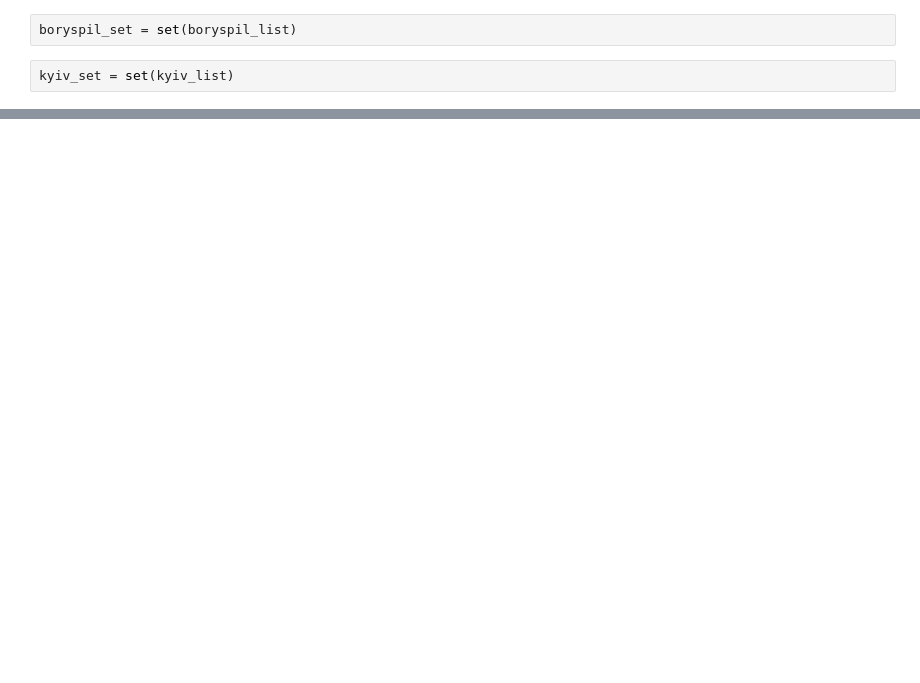
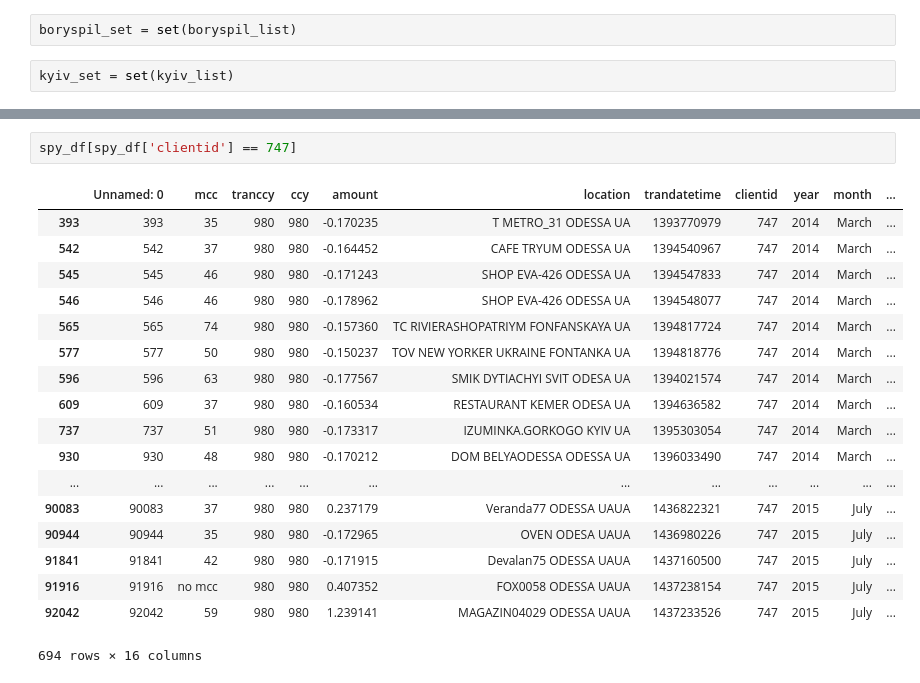
Before and after one commit to kirill-pugachov/card, a Jupyter notebook: Looking_for_a_spy.ipynb, the cells around one changed output, grey strips where cells are left out. Cells and saved outputs as stored; diff of their text form; blank space fills up the shorter version.

```diff
--- a/Looking_for_a_spy.ipynb
+++ b/Looking_for_a_spy.ipynb
@@ -124,0 +226,21 @@ boryspil_set & kyiv_set
+# %%
+spy_df[spy_df['clientid'] == 747]
+# %% [output]
+|  | Unnamed: 0 | mcc | tranccy | ccy | amount | location | trandatetime | clientid | year | month | ... |
+| 393 | 393 | 35 | 980 | 980 | -0.170235 | T METRO_31 ODESSA UA | 1393770979 | 747 | 2014 | March | ... |
+| 542 | 542 | 37 | 980 | 980 | -0.164452 | CAFE TRYUM ODESSA UA | 1394540967 | 747 | 2014 | March | ... |
+| 545 | 545 | 46 | 980 | 980 | -0.171243 | SHOP EVA-426 ODESSA UA | 1394547833 | 747 | 2014 | March | ... |
+| 546 | 546 | 46 | 980 | 980 | -0.178962 | SHOP EVA-426 ODESSA UA | 1394548077 | 747 | 2014 | March | ... |
+| 565 | 565 | 74 | 980 | 980 | -0.157360 | TC RIVIERASHOPATRIYM FONFANSKAYA UA | 1394817724 | 747 | 2014 | March | ... |
+| 577 | 577 | 50 | 980 | 980 | -0.150237 | TOV NEW YORKER UKRAINE FONTANKA UA | 1394818776 | 747 | 2014 | March | ... |
+| 596 | 596 | 63 | 980 | 980 | -0.177567 | SMIK DYTIACHYI SVIT ODESA UA | 1394021574 | 747 | 2014 | March | ... |
+| 609 | 609 | 37 | 980 | 980 | -0.160534 | RESTAURANT KEMER ODESA UA | 1394636582 | 747 | 2014 | March | ... |
+| 737 | 737 | 51 | 980 | 980 | -0.173317 | IZUMINKA.GORKOGO KYIV UA | 1395303054 | 747 | 2014 | March | ... |
+| 930 | 930 | 48 | 980 | 980 | -0.170212 | DOM BELYAODESSA ODESSA UA | 1396033490 | 747 | 2014 | March | ... |
+| ... | ... | ... | ... | ... | ... | ... | ... | ... | ... | ... | ... |
+| 90083 | 90083 | 37 | 980 | 980 | 0.237179 | Veranda77 ODESSA UAUA | 1436822321 | 747 | 2015 | July | ... |
+| 90944 | 90944 | 35 | 980 | 980 | -0.172965 | OVEN ODESA UAUA | 1436980226 | 747 | 2015 | July | ... |
+| 91841 | 91841 | 42 | 980 | 980 | -0.171915 | Devalan75 ODESSA UAUA | 1437160500 | 747 | 2015 | July | ... |
+| 91916 | 91916 | no mcc | 980 | 980 | 0.407352 | FOX0058 ODESSA UAUA | 1437238154 | 747 | 2015 | July | ... |
+| 92042 | 92042 | 59 | 980 | 980 | 1.239141 | MAGAZIN04029 ODESSA UAUA | 1437233526 | 747 | 2015 | July | ... |
+694 rows × 16 columns
```
Also changed, not shown: parts of 9 cells of this notebook, 1 other file.
